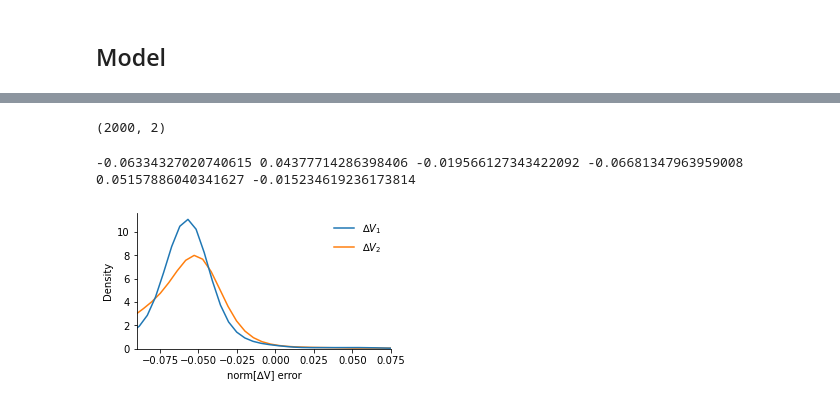
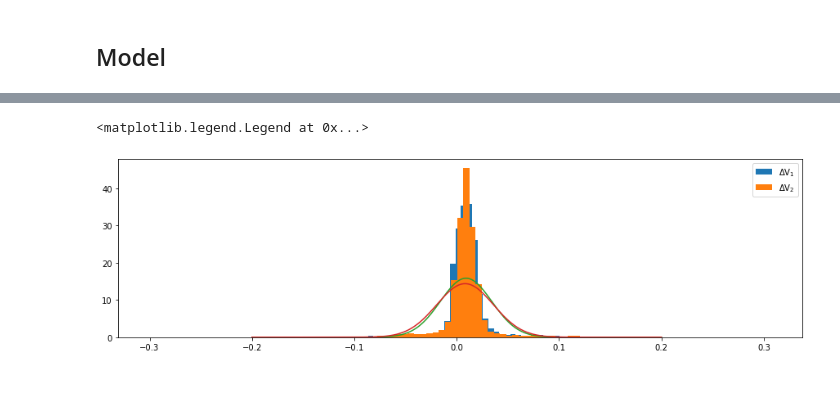
Before and after one commit to lorenzamottinelli/STA_GroupML13, a Jupyter notebook: case_3.ipynb, the cells around one changed output, grey strips where cells are left out. Cells and saved outputs as stored; diff of their text form; code cells hidden in the pictures.

```diff
--- a/case_3.ipynb
+++ b/case_3.ipynb
@@ -2,8 +2,6 @@
 # ST>A | Special Topics in Astrodynamics | ae4889
 # %%
 import matplotlib.pyplot as plt
-from scipy.stats import norm
-from scipy import stats
 import numpy as np
 import pandas as pd
 import seaborn as sns
@@ -16,7 +14,6 @@ from IPython.core.display import Image, display
 
 print(f"tensorflow version: {tf.__version__}")
 plt.rcParams['figure.facecolor'] = 'white'
-plt.rcParams['axes.spines.top'] = plt.rcParams['axes.spines.right'] = False
 np.set_printoptions(precision=4, suppress=True)
 
 JULIAN_DAY = 86400.0
@@ -26,7 +23,7 @@ departure_range = np.array([-25, 24]) * JULIAN_DAY + launch_window22
 arrival_range = np.array([-25 + 60, 24 + 449]) * JULIAN_DAY + launch_window22
 time_of_flight_range = arrival_range - departure_range
 
-raw_data = np.loadtxt('Output.txt', skiprows=1, delimiter=',')[:10000]
+raw_data = np.loadtxt('Output.txt', skiprows=1, delimiter=',')
 time_of_flight = raw_data[:, 1] - raw_data[:, 0]
 
 raw_data = np.vstack((raw_data[:, 0], time_of_flight, raw_data[:, 1], raw_data[:, 2], raw_data[:, 3])).T
@@ -189,9 +179,8 @@ train_data_normalised.describe().transpose()
 ## Model
 # %%
 model = keras.Sequential([
-    layers.Dense(50, activation='relu', input_shape=[2]),
-    layers.Dense(50, activation='relu'),
-    layers.Dense(50, activation='relu'),
+    layers.Dense(100, activation='relu', input_shape=[2]),
+    layers.Dense(100, activation='relu'),
     layers.Dense(2)
 ])
 
@@ -238,6 +225,6 @@ history = model.fit(train_data_normalised[[column_names[0], column_names[1]]].to
                     train_data_normalised[[column_names[3], column_names[4]]].to_numpy(),
                     validation_split=0.2,
                     epochs=1000,
-                    batch_size=500,
+                    batch_size=5000,
                     callbacks=[early_stop])
 # %% [output]
@@ -380,36 +330,18 @@ errors
-# %%
-errors.shape
-# %% [output]
-(2000, 2)
 # %%
-fig, ax = plt.subplots(1, 1, figsize=(4.55, 2.5))
+fig, ax1 = plt.subplots(1, 1, figsize=(15, 4))
+from scipy.stats import norm
 
-def plot_normal(data, **kwargs):
-    mean, std = np.average(data), np.std(data)
+def plot_normal(data):
+    mean = np.average(data)
+    std = np.std(data)
     x = np.linspace(-0.2, 0.2, 1000)
-    # ax.plot(x, norm.pdf(x, mean, std), **kwargs)
-    print(mean, std, mean + std, end=' ', sep=' ')
+    ax1.plot(x, norm.pdf(x, mean, std))
 
-# ax.hist(errors["norm[∆V_1] error"], bins=101, label=rf"$\Delta$V$_1$", density=True, alpha=0.85)
-# ax.hist(errors["norm[∆V_2] error"], bins=101, label=rf"$\Delta$V$_2$", density=True, alpha=0.85)
-# plot_normal(test_data_normalised[column_names[3]] - prediction[:, 0], c='C0')
-# plot_normal(test_data_normalised[column_names[4]] - prediction[:, 1], c='C1')
-
-# ax.legend(frameon=False)
-# ax.set_xlim((-0.035,0.075))
-# ax.set_ylabel('normalised frequency [-]')
-# ax.set_xlabel(r'normalised $\Delta V$ error [-]')
-
-plot_normal(errors["norm[∆V_1] error"])
-plot_normal(errors["norm[∆V_2] error"])
-errors_sns = pd.DataFrame(data=errors.to_numpy().T.flatten(), columns=['norm[∆V] error'])
-n_points = errors_sns.shape[0] // 2
-errors_sns['∆V'] = ['$∆V_1$'] * n_points + ['$∆V_2$'] * n_points
-g = sns.kdeplot(ax=ax, data=errors_sns, x="norm[∆V] error", hue="∆V")
-g.set(xlim=(-0.09, 0.075))
-g.get_legend().set_title(None)
-g.get_legend().draw_frame(False)
-#fig.savefig('case_3_error_histogram.pdf')
+ax1.hist(test_data_normalised[column_names[3]] - prediction[:, 0], bins=101, label=rf"$\Delta$V$_1$", density=True)
+ax1.hist(test_data_normalised[column_names[4]] - prediction[:, 1], bins=101, label=rf"$\Delta$V$_2$", density=True)
+plot_normal(test_data_normalised[column_names[3]] - prediction[:, 0])
+plot_normal(test_data_normalised[column_names[4]] - prediction[:, 1])
+ax1.legend()
 # %% [output]
--0.06334327020740615 0.04377714286398406 -0.019566127343422092 -0.06681347963959008 0.05157886040341627 -0.015234619236173814
+<matplotlib.legend.Legend at 0x...>
-[figure, old version]
+[figure, new version]
```
Also changed, not shown: parts of 23 cells of this notebook, 2 other files.
